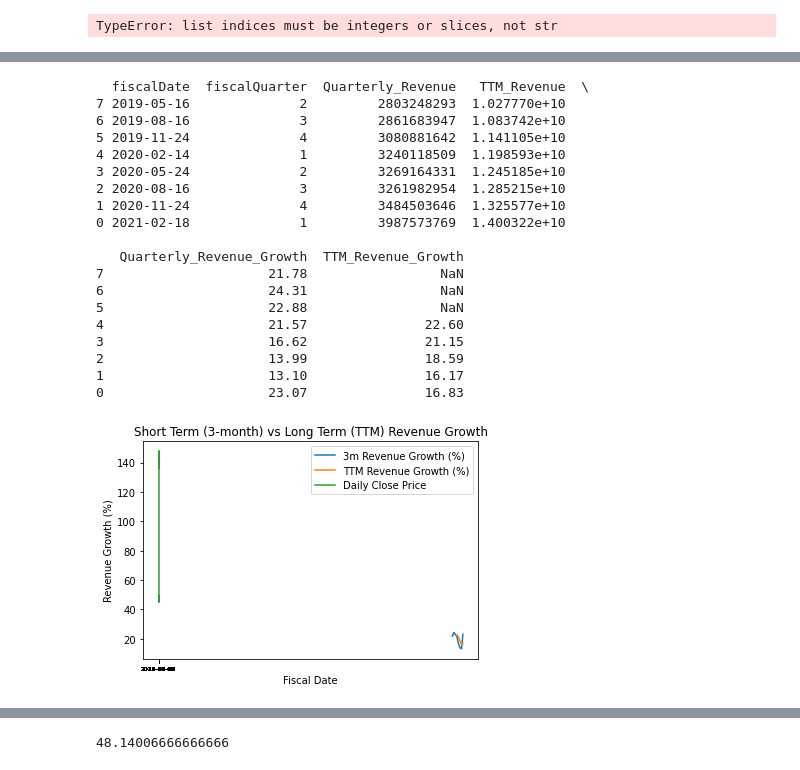
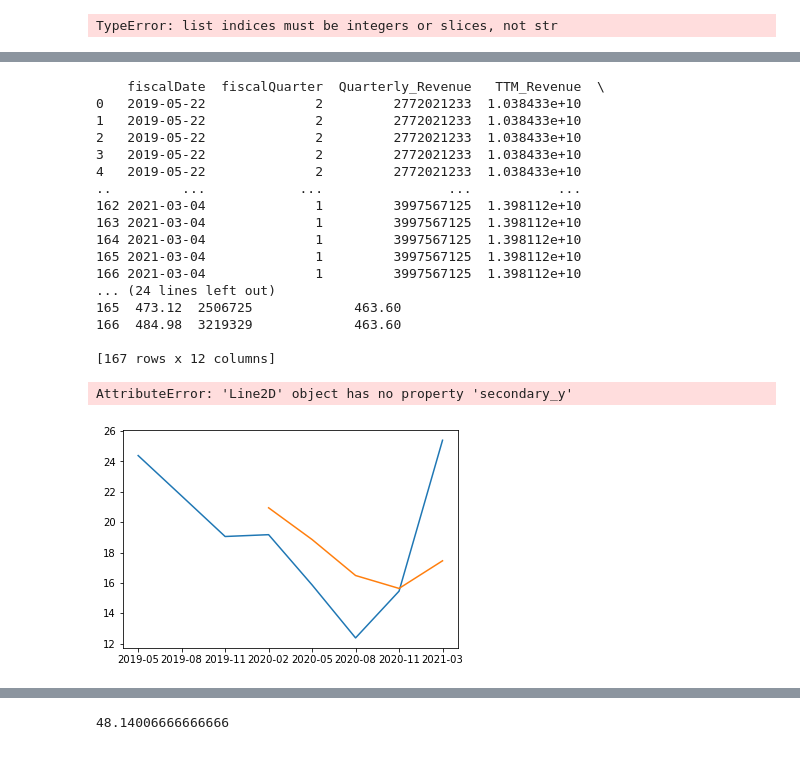
Before and after one commit to ccoppa/stock_scanner, a Jupyter notebook: scanner.ipynb, the cells around one changed output, grey strips where cells are left out. Saved outputs shown, nothing was run; the diff lists cells and outputs as text; code cells hidden in the pictures.

Commit message:
create revenue growth vs monthly avg price plot

```diff
--- a/scanner.ipynb
+++ b/scanner.ipynb
@@ -131,6 +131,26 @@ def revenue_history(_symbol, _params, _last=None):
     # use datetime format and sort df by date
     rev_df['fiscalDate'] = pd.to_datetime(rev_df['fiscalDate'], format='%Y/%m/%d')
     rev_df = rev_df.sort_values('fiscalDate')
+    # transform date to year-month format
+    rev_df["date_yrmo"] = rev_df['fiscalDate'].dt.strftime('%Y-%m')
+
+    # calculate average monthly stock price
+    # only use relevant data
+    endpoint = f'{sandbox_url}/stock/{_symbol}/chart/27m'
+#     endpoint = '/stock/aapl/chart/27m'
+    resp = requests.get(endpoint, params=_params)
+    resp.raise_for_status()
+    df = pd.DataFrame(resp.json())
+    df = df[["symbol","date","close","fVolume"]]
+    # transform date to year-month format
+    df["date"] = pd.to_datetime(df['date'], format='%Y/%m/%d')
+    df["date_yrmo"] = df['date'].dt.strftime('%Y-%m')
+    # average close price per month
+    df1 = df.groupby('date_yrmo')['close'].mean().reset_index(name='avg_monthly_price')
+    df1['avg_monthly_price'] = round(df1['avg_monthly_price'],2)
+    df = pd.merge(df, df1, on='date_yrmo', how='left')
+    # merge df
+    rev_df = pd.merge(rev_df, df, on='date_yrmo', how='left')
 
     return rev_df
 # %%
@@ -141,38 +191,37 @@ plt.plot(df['date'], df['close'], label = "Daily Close Price")
 # %%
 appl_rev_trend = revenue_history('adbe', sandbox_params, 12)
 print(appl_rev_trend)
-plt.plot(appl_rev_trend['fiscalDate'], appl_rev_trend['Quarterly_Revenue_Growth'], label = "3m Revenue Growth (%)")
-plt.plot(appl_rev_trend['fiscalDate'], appl_rev_trend['TTM_Revenue_Growth'], label = "TTM Revenue Growth (%)")
-plt.plot(df['date'], df['close'], label = "Daily Close Price")
+plt.plot(appl_rev_trend['date_yrmo'], appl_rev_trend['Quarterly_Revenue_Growth'], label = "3m Revenue Growth (%)")
+plt.plot(appl_rev_trend['date_yrmo'], appl_rev_trend['TTM_Revenue_Growth'], label = "TTM Revenue Growth (%)")
+plt.plot(appl_rev_trend['date_yrmo'], appl_rev_trend['avg_monthly_price'], secondary_y=True, label = "Monthly Avg Close Price ($)")
 plt.xlabel('Fiscal Date')
 plt.ylabel('Revenue Growth (%)')
 plt.title('Short Term (3-month) vs Long Term (TTM) Revenue Growth')
 plt.tick_params(axis='x', which='major', labelsize=6)
 # show a legend on the plot
 plt.legend()
 # Display a figure.
 plt.show()
 # %% [output]
-  fiscalDate  fiscalQuarter  Quarterly_Revenue   TTM_Revenue  \
-7 2019-05-16              2         2803248293  1.027770e+10
-6 2019-08-16              3         2861683947  1.083742e+10
-5 2019-11-24              4         3080881642  1.141105e+10
-4 2020-02-14              1         3240118509  1.198593e+10
-3 2020-05-24              2         3269164331  1.245185e+10
-2 2020-08-16              3         3261982954  1.285215e+10
-1 2020-11-24              4         3484503646  1.325577e+10
-0 2021-02-18              1         3987573769  1.400322e+10
+    fiscalDate  fiscalQuarter  Quarterly_Revenue   TTM_Revenue  \
+0   2019-05-22              2         2772021233  1.038433e+10
+1   2019-05-22              2         2772021233  1.038433e+10
+2   2019-05-22              2         2772021233  1.038433e+10
+3   2019-05-22              2         2772021233  1.038433e+10
+4   2019-05-22              2         2772021233  1.038433e+10
+..         ...            ...                ...           ...
+162 2021-03-04              1         3997567125  1.398112e+10
+163 2021-03-04              1         3997567125  1.398112e+10
+164 2021-03-04              1         3997567125  1.398112e+10
+165 2021-03-04              1         3997567125  1.398112e+10
+166 2021-03-04              1         3997567125  1.398112e+10
+... (24 lines left out)
+165  473.12  2506725             463.60
+166  484.98  3219329             463.60
 
-   Quarterly_Revenue_Growth  TTM_Revenue_Growth
-7                     21.78                 NaN
-6                     24.31                 NaN
-5                     22.88                 NaN
-4                     21.57               22.60
-3                     16.62               21.15
-2                     13.99               18.59
-1                     13.10               16.17
-0                     23.07               16.83
+[167 rows x 12 columns]
+AttributeError: 'Line2D' object has no property 'secondary_y'
-[figure, old version]
+[figure, new version]
 # %%
 appl_rev_trend.sort_values('fiscalDate')
 # %% [output]
```
Also changed, not shown: parts of 5 cells of this notebook.
